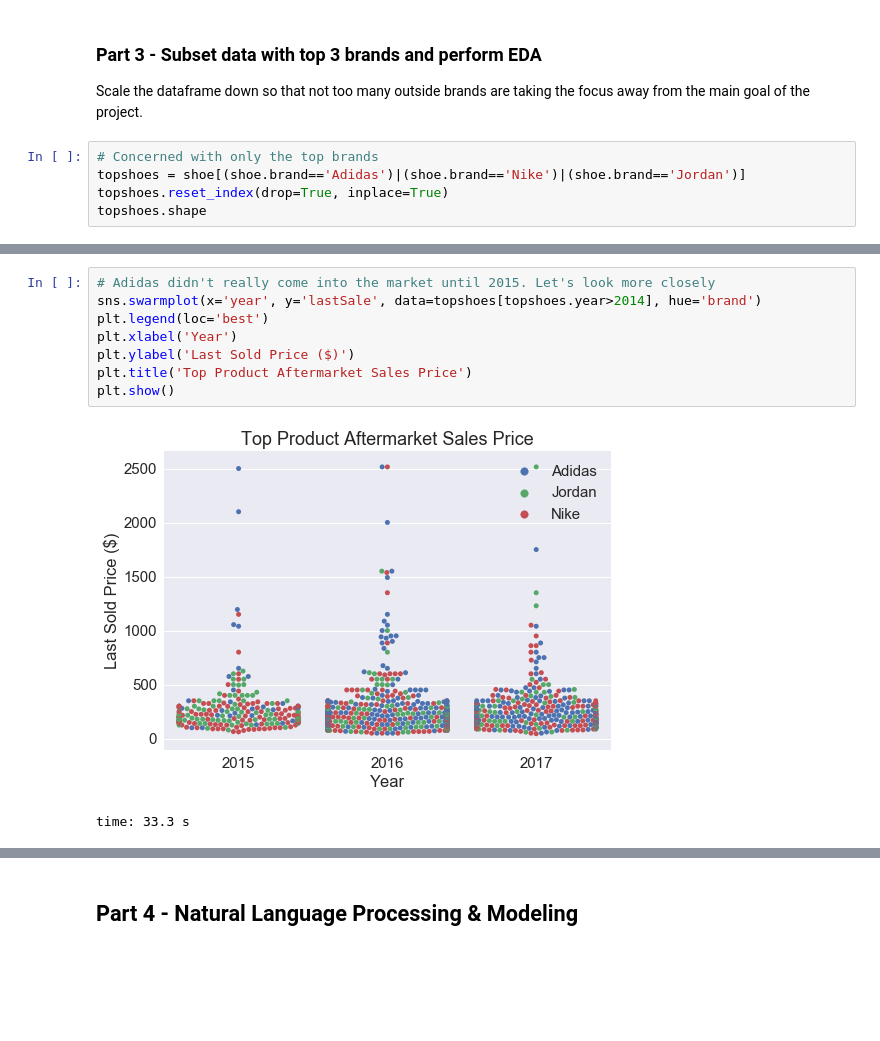
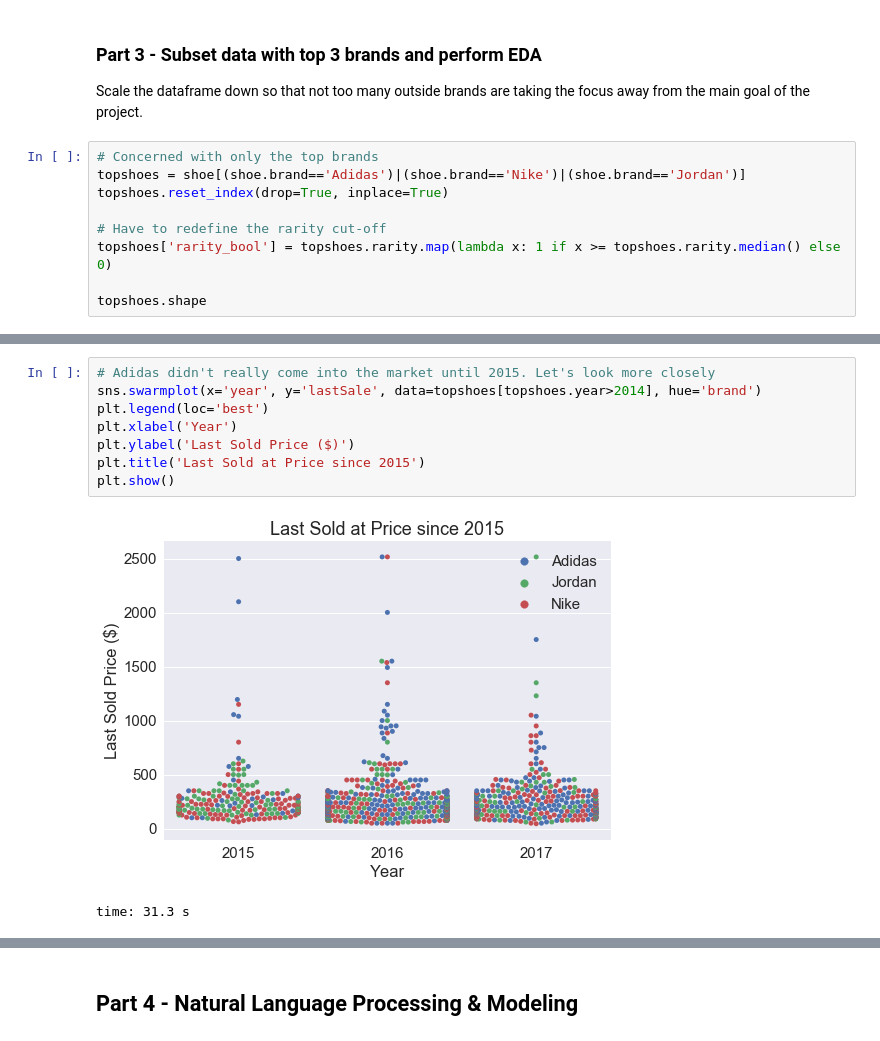
Before and after one commit to chrisk447/Capstone-GA, a Jupyter notebook: StockX Notebook.ipynb, the cells around one changed output, grey strips where cells are left out. Saved outputs shown, nothing was run; the diff lists cells and outputs as text; blank space fills up the shorter version.

```diff
--- a/StockX Notebook.ipynb
+++ b/StockX Notebook.ipynb
@@ -262,6 +258,10 @@ Scale the dataframe down so that not too many outside brands are taking the focu
 # Concerned with only the top brands
 topshoes = shoe[(shoe.brand=='Adidas')|(shoe.brand=='Nike')|(shoe.brand=='Jordan')]
 topshoes.reset_index(drop=True, inplace=True)
+
+# Have to redefine the rarity cut-off
+topshoes['rarity_bool'] = topshoes.rarity.map(lambda x: 1 if x >= topshoes.rarity.median() else 0)
+
 topshoes.shape
 # %% [output]
 (1863, 26)
@@ -290,14 +347,14 @@ time: 31.8 s
 # %%
 # Adidas didn't really come into the market until 2015. Let's look more closely
 sns.swarmplot(x='year', y='lastSale', data=topshoes[topshoes.year>2014], hue='brand')
 plt.legend(loc='best')
 plt.xlabel('Year')
 plt.ylabel('Last Sold Price ($)')
-plt.title('Top Product Aftermarket Sales Price')
+plt.title('Last Sold at Price since 2015')
 plt.show()
 # %% [output]
-[figure, old version]
+[figure, new version]
-time: 33.3 s
+time: 31.3 s
 # %%
 # Did Adidas increase market share (on StockX) in pure number of listings?
 sub_tops = topshoes[topshoes.year>2010].groupby(['year', 'brand'])['brand'].count().unstack().fillna(0)
```
Also changed, not shown: parts of 50 cells of this notebook.
